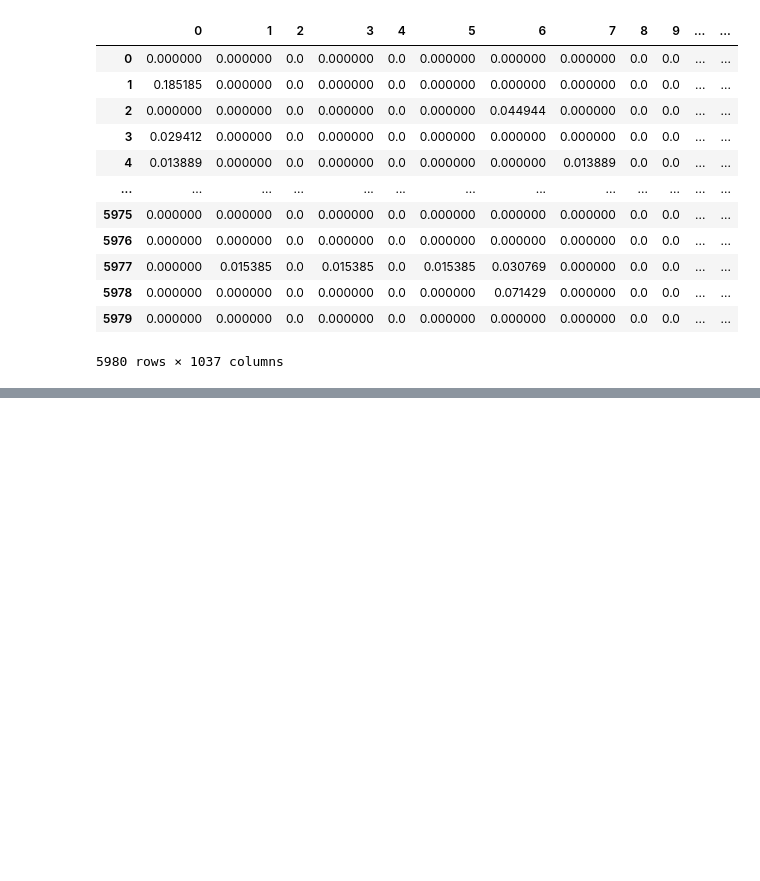
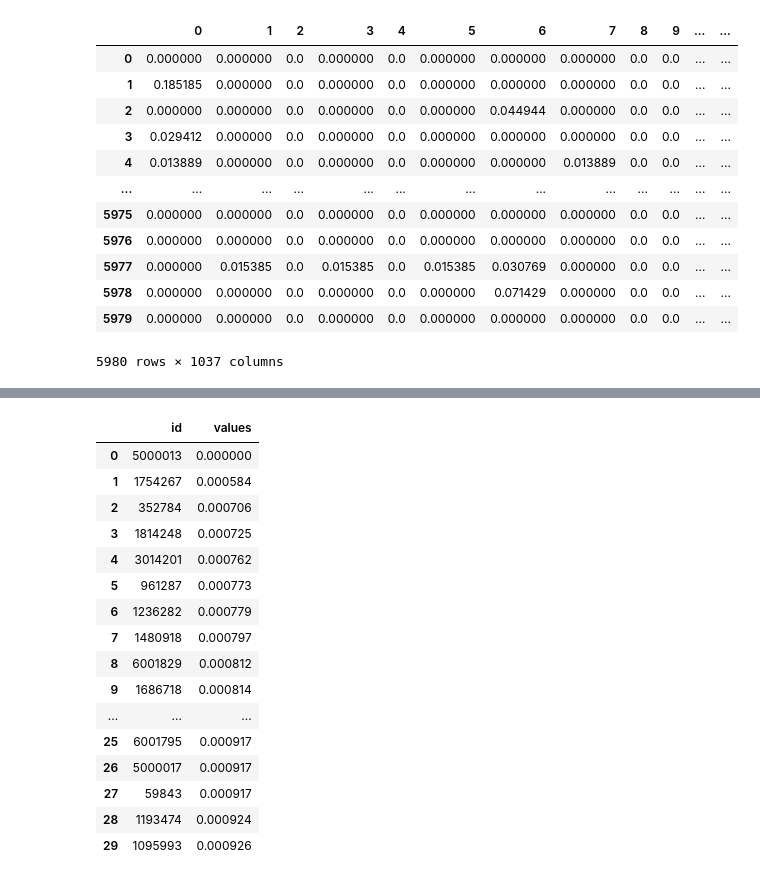
Before and after one commit to skarensmoll/thesisMusikRecommender, a Jupyter notebook: Experiments/06-14-Gower-Modeling.ipynb, the cells around one changed output, grey strips where cells are left out. Drawn from its saved outputs; the diff is of its cells as text; code cells hidden in the pictures; blank space fills up the shorter version.

Commit message:
updated Gower

```diff
--- a/Experiments/06-14-Gower-Modeling.ipynb
+++ b/Experiments/06-14-Gower-Modeling.ipynb
@@ -124,0 +100,21 @@ coverList = loadCoverGroups()
+# %%
+ranksDFGower = applyGower(df,ids, coverList[0][3],30)
+ranksDFGower
+# %% [output]
+|  | id | values |
+| 0 | 5000013 | 0.000000 |
+| 1 | 1754267 | 0.000584 |
+| 2 | 352784 | 0.000706 |
+| 3 | 1814248 | 0.000725 |
+| 4 | 3014201 | 0.000762 |
+| 5 | 961287 | 0.000773 |
+| 6 | 1236282 | 0.000779 |
+| 7 | 1480918 | 0.000797 |
+| 8 | 6001829 | 0.000812 |
+| 9 | 1686718 | 0.000814 |
+| ... | ... | ... |
+| 25 | 6001795 | 0.000917 |
+| 26 | 5000017 | 0.000917 |
+| 27 | 59843 | 0.000917 |
+| 28 | 1193474 | 0.000924 |
+| 29 | 1095993 | 0.000926 |
```
Also changed, not shown: parts of 8 cells of this notebook.
